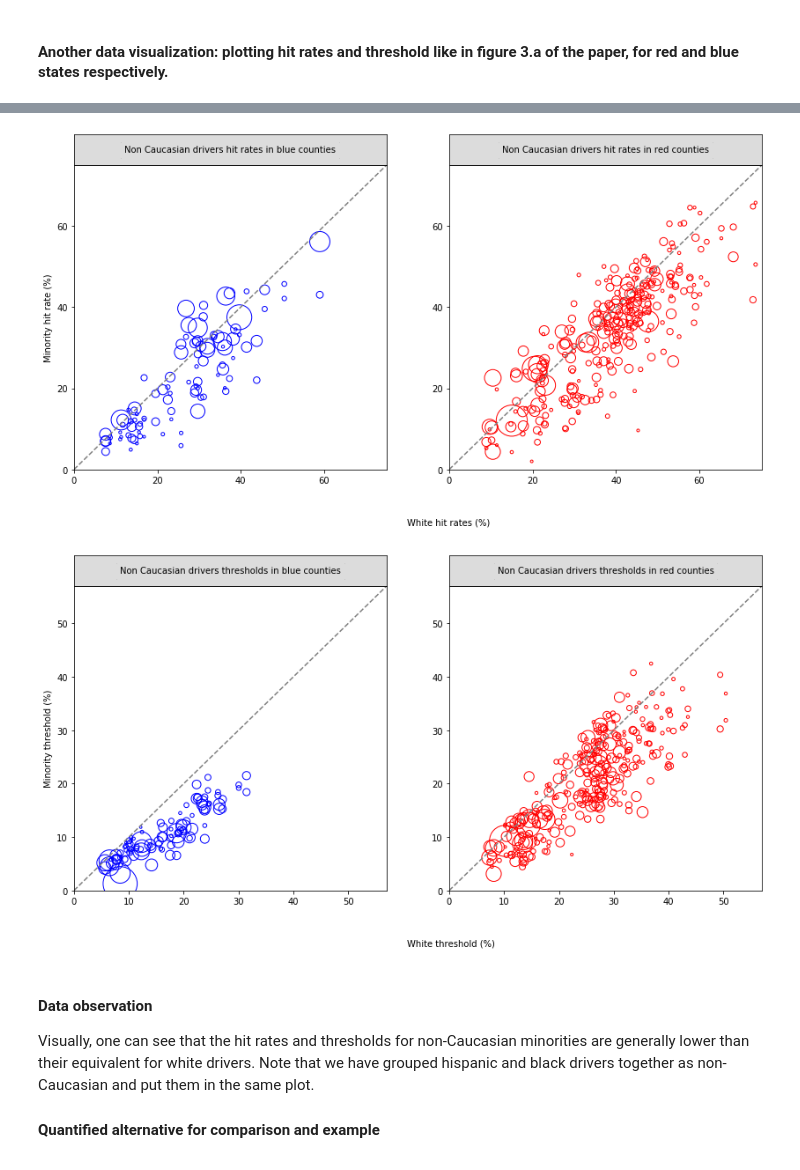
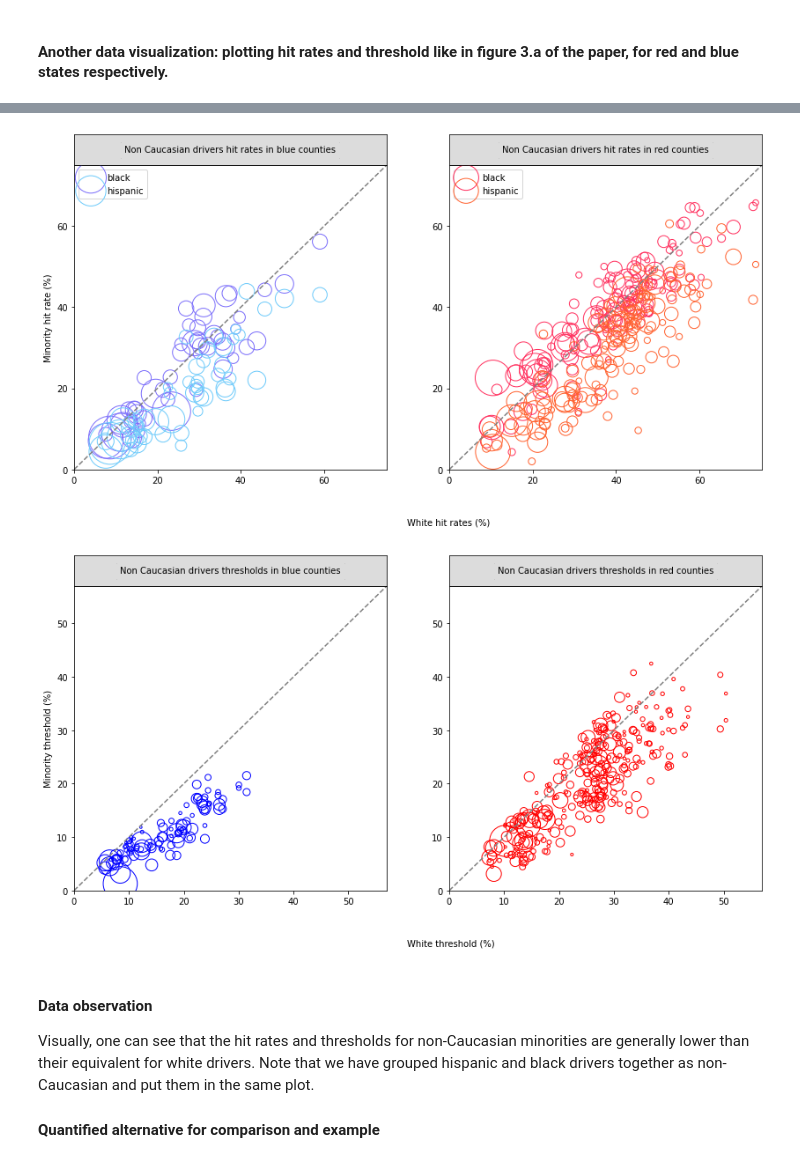
Before and after one commit to epfl-ada/ada-2020-project-milestone-p3-p3_halouma, a Jupyter notebook: extension.ipynb, the cells around one changed output, grey strips where cells are left out. Drawn from its saved outputs; the diff is of its cells as text; code cells hidden in the pictures.

Commit message:
color changes to graph

```diff
--- a/extension.ipynb
+++ b/extension.ipynb
@@ -223,13 +231,17 @@ thres_nc_blue = pd.concat([thres_black_blue, thres_hisp_blue])
 fig, ax = plt.subplots(1,2,figsize=(14,7))
 
 ###Non Caucasian drivers hit rates against the hit rates for white drivers in blue counties:
-ax[0].scatter(hit_nc_blue.hit_white*100, hit_nc_blue.hit_rate*100,  s = thres_nc_red['nb_search'].array, facecolors='none', edgecolors='blue')
+ax[0].scatter(white_blue.hit_rate*100, black_blue.hit_rate*100,  s = black_blue.nb_search.values+white_blue.nb_search.values
+              , facecolors='none', edgecolors='#7C6FFB', label = 'black')
+ax[0].scatter(white_blue.hit_rate*100, hisp_blue.hit_rate*100,  s = hisp_blue.nb_search.values+white_blue.nb_search.values
+              , facecolors='none', edgecolors='#6FCBFB', label = 'hispanic')
 ax[0].set_yticks([0, 20, 40, 60])
 ax[0].set_xticks([0, 20, 40, 60])
 ax[0].set_xlim(0,75)
 ax[0].set_ylim(0,75)
 ax[0].plot(np.linspace(0,80,500), np.linspace(0,80,500), color = 'grey', linestyle='dashed')
 ax[0].set(xlabel=None, ylabel='Minority hit rate (%)')
+ax[0].legend()
 
 divider1 = make_axes_locatable(ax[0])
 ax[0] = divider1.append_axes("top", size="10%", pad=0)
@@ -240,12 +252,17 @@ at1 = AnchoredText("Non Caucasian drivers hit rates in blue counties", loc=10, p
 ax[0].add_artist(at1)
 
 ###Non Caucasian drivers hit rates against the hit rates for white drivers in red counties:
-ax[1].scatter(hit_nc_red.hit_white*100, hit_nc_red.hit_rate*100,  s = thres_nc_red['nb_search'].array, facecolors='none', edgecolors='red')
+# ax[1].scatter(hit_nc_red.hit_white*100, hit_nc_red.hit_rate*100,  s = thres_nc_red['nb_search'].array, facecolors='none', edgecolors='red')
+ax[1].scatter(white_red.hit_rate*100, black_red.hit_rate*100,  s = black_red.nb_search.values+white_red.nb_search.values
+              , facecolors='none', edgecolors='#FF315F', label = 'black')
+ax[1].scatter(white_red.hit_rate*100, hisp_red.hit_rate*100,  s = hisp_red.nb_search.values+white_red.nb_search.values
+              , facecolors='none', edgecolors='#FF6331', label = 'hispanic')
 ax[1].set_yticks([0, 20, 40, 60])
 ax[1].set_xticks([0, 20, 40, 60])
 ax[1].set_xlim(0,75)
 ax[1].set_ylim(0,75)
 ax[1].plot(np.linspace(0,80,500), np.linspace(0,80,500), color = 'grey', linestyle='dashed')
+ax[1].legend()
 
 divider2 = make_axes_locatable(ax[1])
 ax[1] = divider2.append_axes("top", size="10%", pad=0)
@@ -259,7 +276,7 @@ fig.text(0.5,0, 'White hit rates (%)')
 fig, ax = plt.subplots(1,2,figsize=(14,7))
 
 ###Non Caucasian drivers threshold against the threshold for white drivers in blue counties:
-ax[0].scatter(thres_nc_blue.thres_white*100, thres_nc_blue.inferred_threshold*100, s = thres_nc_blue['nb_search'].array, facecolors='none', edgecolors='blue')
+ax[0].scatter(thres_nc_blue.thres_white*100, thres_nc_blue.inferred_threshold*100, s = thres_nc_blue['nb_search'], facecolors='none', edgecolors='blue')
 ax[0].set_yticks([0, 10, 20, 30, 40, 50])
 ax[0].set_xticks([0, 10, 20, 30, 40, 50])
 ax[0].set_xlim(0,57)
@@ -267,34 +284,34 @@ ax[0].set_ylim(0,57)
 ax[0].plot(np.linspace(0,80,500), np.linspace(0,80,500), color = 'grey', linestyle='dashed')
 ax[0].set(xlabel=None, ylabel='Minority threshold (%)')
 
 divider3 = make_axes_locatable(ax[0])
 ax[0] = divider3.append_axes("top", size="10%", pad=0)
 ax[0].get_xaxis().set_visible(False)
 ax[0].get_yaxis().set_visible(False)
 ax[0].set_facecolor('gainsboro')
 at3 = AnchoredText("Non Caucasian drivers thresholds in blue counties", loc=10, prop=dict(backgroundcolor='gainsboro', size=10, color='black'))
 ax[0].add_artist(at3)
 
 ###Non Caucasian drivers threshold against the threshold for white drivers in red counties:
 ax[1].scatter(thres_nc_red.thres_white*100, thres_nc_red.inferred_threshold*100, s = thres_nc_red['nb_search'].array, facecolors='none', edgecolors='red')
 ax[1].set_yticks([0, 10, 20, 30, 40, 50])
 ax[1].set_xticks([0, 10, 20, 30, 40, 50])
 ax[1].set_xlim(0,57)
 ax[1].set_ylim(0,57)
 ax[1].plot(np.linspace(0,80,500), np.linspace(0,80,500), color = 'grey', linestyle='dashed')
 divider4 = make_axes_locatable(ax[1])
 ax[1] = divider4.append_axes("top", size="10%", pad=0)
 ax[1].get_xaxis().set_visible(False)
 ax[1].get_yaxis().set_visible(False)
 ax[1].set_facecolor('gainsboro')
 at4 = AnchoredText("Non Caucasian drivers thresholds in red counties", loc=10, prop=dict(backgroundcolor='gainsboro', size=10, color='black'))
 ax[1].add_artist(at4)
 
 fig.text(0.5,0, 'White threshold (%)')
 
 plt.show()
 # %% [output]
-[figure, old version]
+[figure, new version]
 [figure]
 # %% [markdown]
 #### Data observation
```
Also changed, not shown: parts of 5 cells of this notebook.
